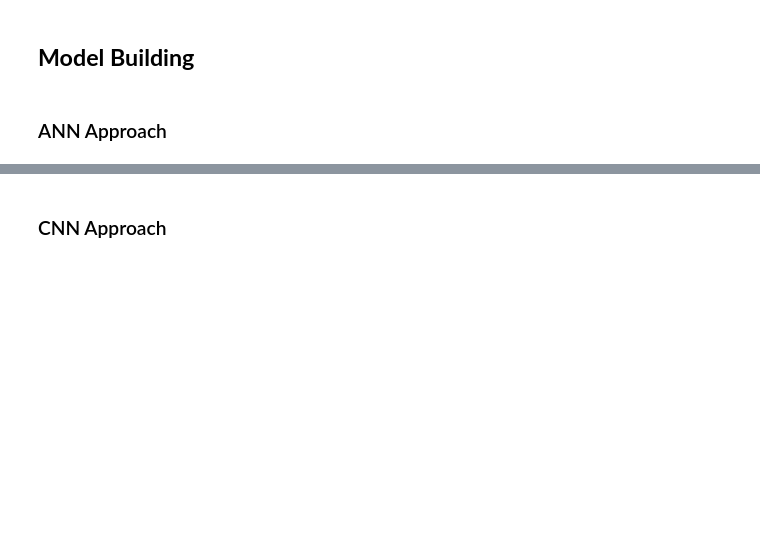
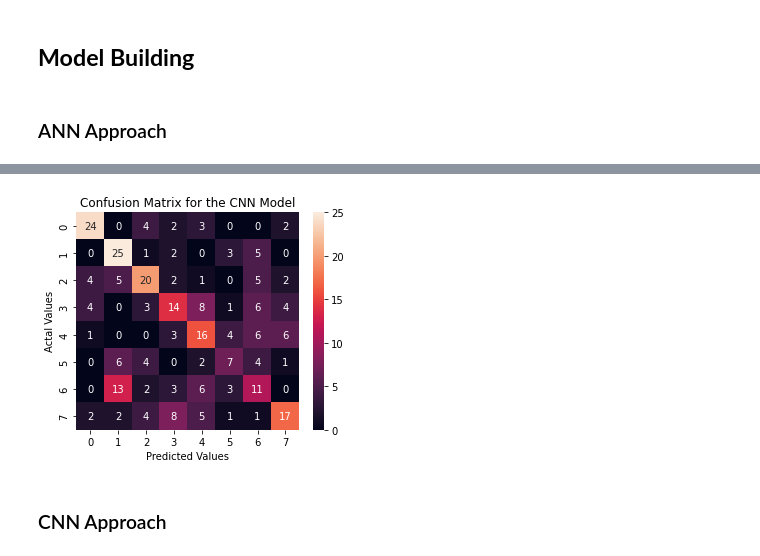
Before and after one commit to Sahanaka/SER-EE7209_G14, a Jupyter notebook: speech_emotion_recognition.ipynb, the cells around one changed output, grey strips where cells are left out. Drawn from its saved outputs; the diff is of its cells as text; code cells hidden in the pictures; blank space fills up the shorter version.

Commit message:
Added confusion matrices

```diff
--- a/speech_emotion_recognition.ipynb
+++ b/speech_emotion_recognition.ipynb
@@ -318,3 +318,17 @@ metrics[['loss', 'val_loss']].plot()
+# %%
+model3_pred = model_3.predict(X_test)
+y_pred = np.argmax(model3_pred, axis=1)
+cm = confusion_matrix(y_test, y_pred)
+# y_test = np.argmax(y_test, axis=1)
+# %%
+plt.figure(figsize=(5,4))
+sns.heatmap(cm, annot=True, fmt='d')
+plt.title('Confusion Matrix for the CNN Model')
+plt.ylabel('Actal Values')
+plt.xlabel('Predicted Values')
+plt.show()
+# %% [output]
+[figure, added]
 # %% [markdown]
 ### CNN Approach
 # %%
```
Also changed, not shown: parts of 19 cells of this notebook.
